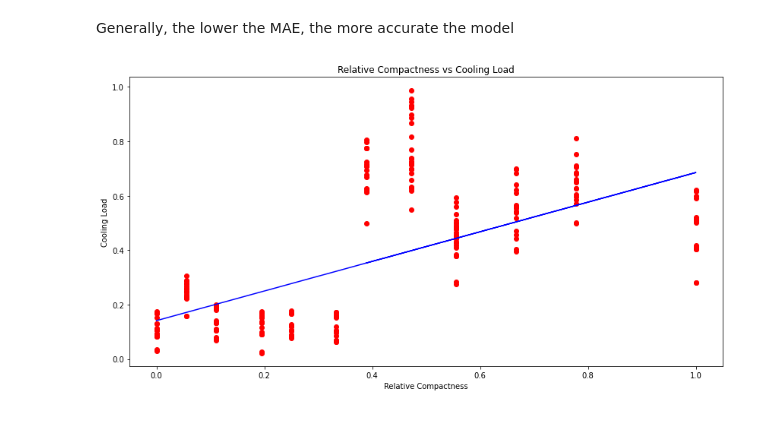
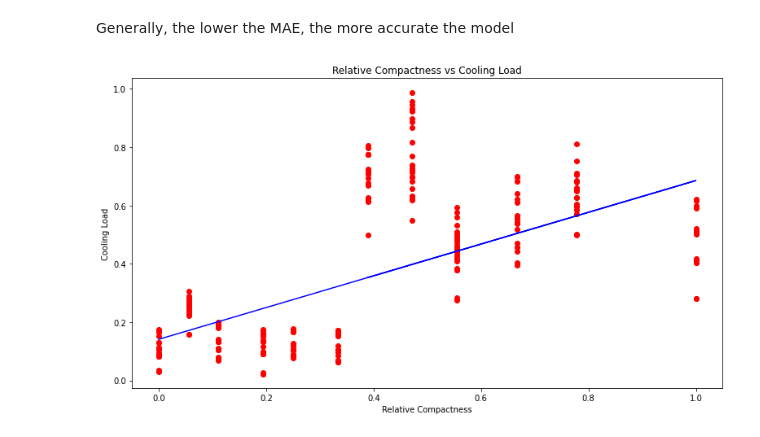
Before and after one commit to PaulinaJohn/My-first-Machine-Learning-Project, a Jupyter notebook: Simple_Linear_Regression_Model_practice_notebook.ipynb, the cells around one changed output. Drawn from its saved outputs; the diff is of its cells as text; code cells hidden in the pictures.

```diff
--- a/Simple_Linear_Regression_Model_practice_notebook.ipynb
+++ b/Simple_Linear_Regression_Model_practice_notebook.ipynb
@@ -152,13 +153,13 @@ Generally, the lower the MAE, the more accurate the model
 # %%
 # Lets see a plot of the actual and predicted values
 
-fig = plt.figure(figsize = (14, 7))
+fig = plt.figure(figsize = (13, 7))
 
 plt.scatter(x_test, y_test, color = 'red')
 plt.plot(x_test, predict_y, color = 'blue')
 plt.title('Relative Compactness vs Cooling Load')
 plt.xlabel('Relative Compactness')
 plt.ylabel('Cooling Load')
 plt.show()
 # %% [output]
-[figure, old version]
+[figure, new version]
```
Also changed, not shown: parts of 4 cells of this notebook.
